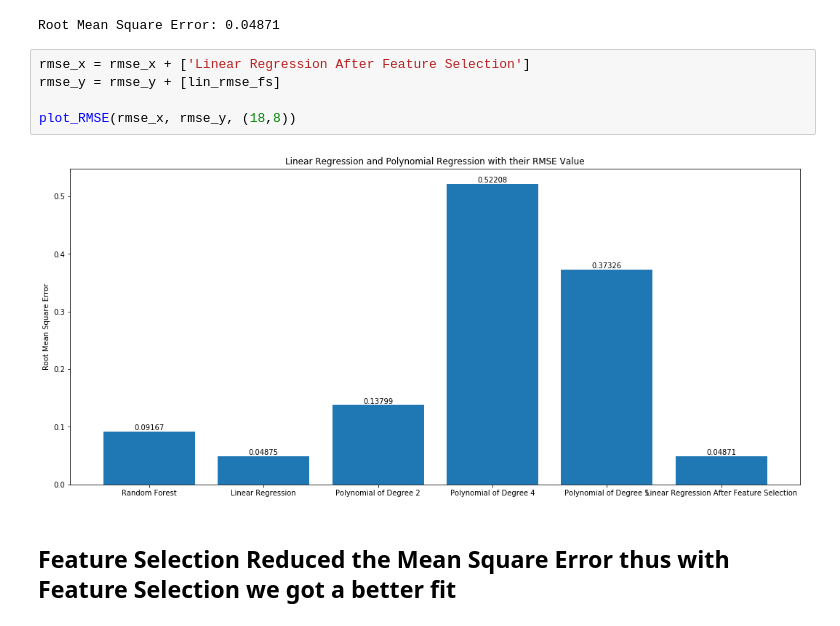
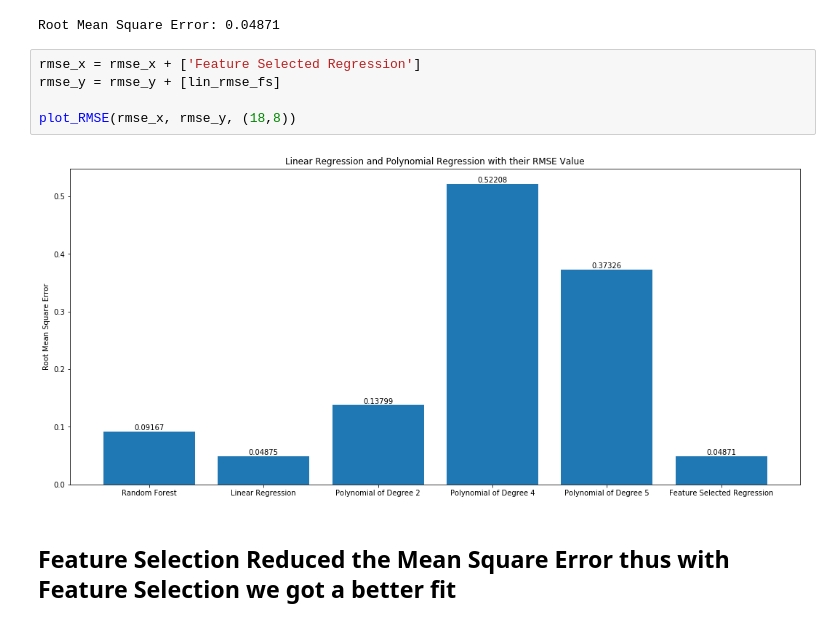
Before and after one commit to shivammehta25/Machine-Learning-Lab, a Jupyter notebook: Data Analysis Task/Data-Analysis-Task.ipynb, the cells around one changed output. Drawn from its saved outputs; the diff is of its cells as text.

```diff
--- a/Data Analysis Task/Data-Analysis-Task.ipynb
+++ b/Data Analysis Task/Data-Analysis-Task.ipynb
@@ -406,12 +406,12 @@ print('Root Mean Square Error: {}'.format(lin_rmse_fs))
 # %% [output]
 Root Mean Square Error: 0.04871
 # %%
-rmse_x = rmse_x + ['Linear Regression After Feature Selection']
+rmse_x = rmse_x + ['Feature Selected Regression']
 rmse_y = rmse_y + [lin_rmse_fs]
 
 plot_RMSE(rmse_x, rmse_y, (18,8))
 # %% [output]
-[figure, old version]
+[figure, new version]
 # %% [markdown]
 ## Feature Selection Reduced the Mean Square Error thus with Feature Selection we got a better fit
 # %% [markdown]
```
Also changed, not shown: parts of 13 cells of this notebook.
